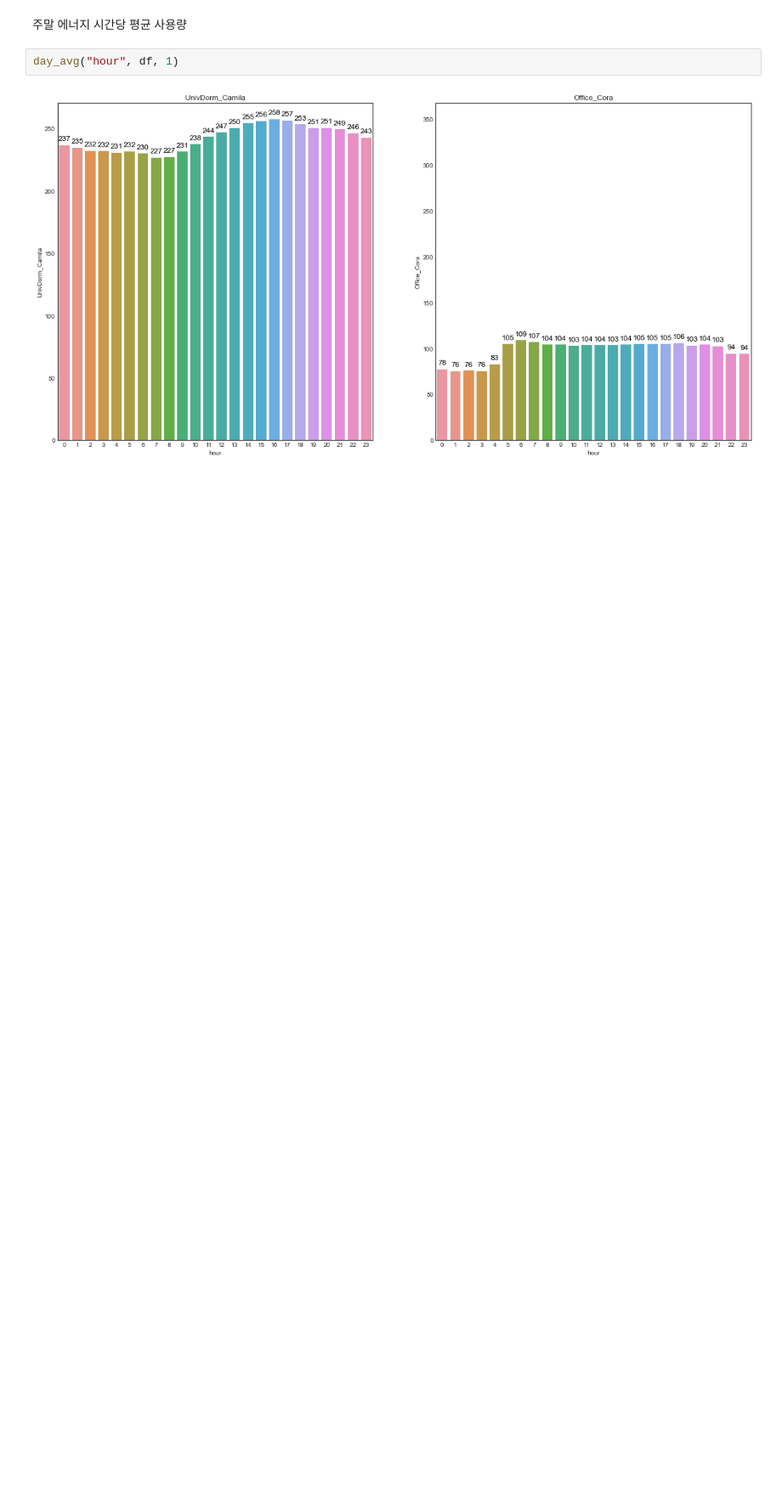
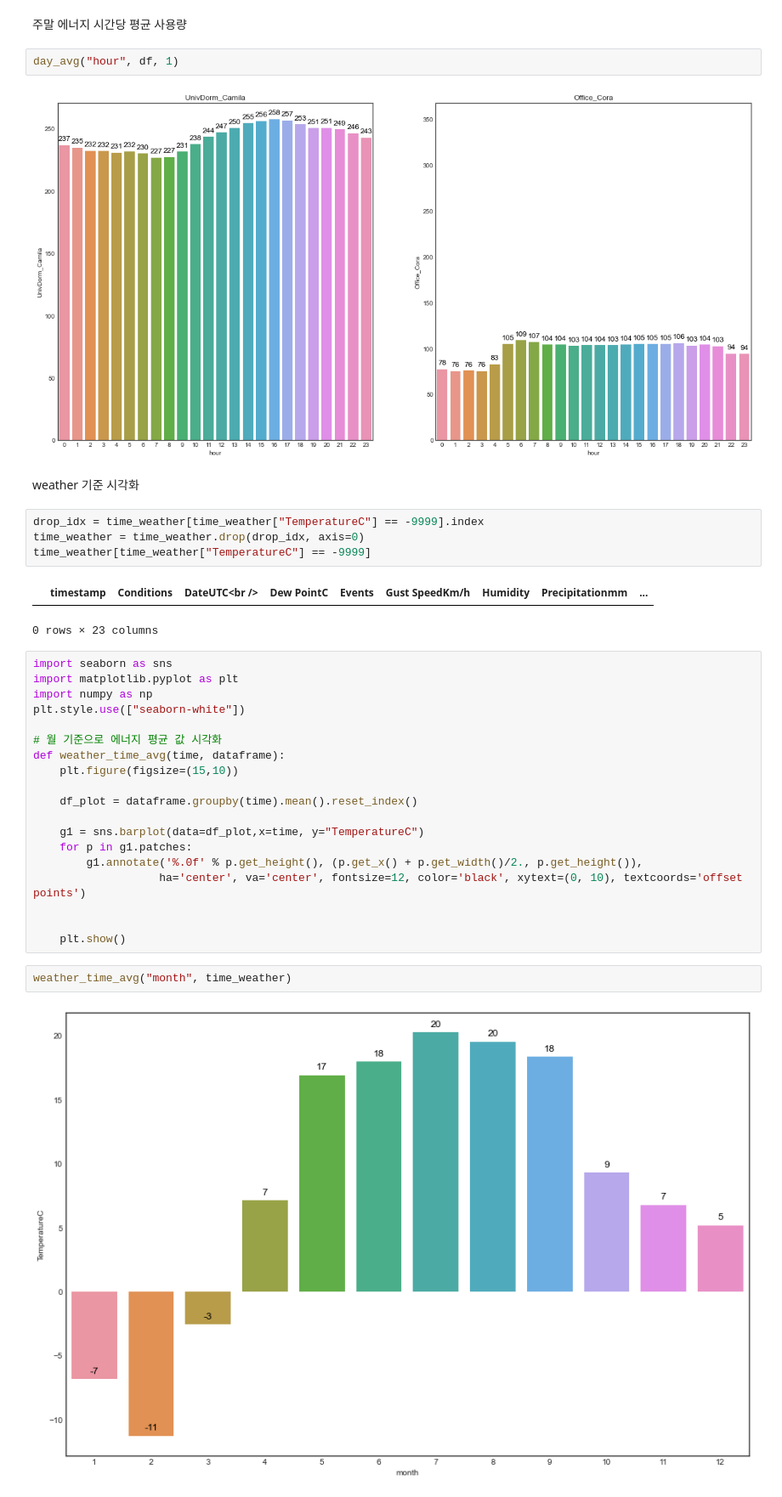
Before and after one commit to robert-min/study, a Jupyter notebook: hanyang_ml/question3/question3_confirm.ipynb, the cells around one changed output. Shown: that part at 85% size. Cells and saved outputs as stored; diff of their text form; blank space fills up the shorter version.

```diff
--- a/hanyang_ml/question3/question3_confirm.ipynb
+++ b/hanyang_ml/question3/question3_confirm.ipynb
@@ -433,3 +448,35 @@ day_avg("hour", df, 0)
 day_avg("hour", df, 1)
 # %% [output]
 [figure]
+# %% [markdown]
+weather 기준 시각화
+# %%
+drop_idx = time_weather[time_weather["TemperatureC"] == -9999].index
+time_weather = time_weather.drop(drop_idx, axis=0)
+time_weather[time_weather["TemperatureC"] == -9999]
+# %% [output]
+|  | timestamp | Conditions | DateUTC<br /> | Dew PointC | Events | Gust SpeedKm/h | Humidity | Precipitationmm | ... |
+0 rows × 23 columns
+# %%
+import seaborn as sns
+import matplotlib.pyplot as plt
+import numpy as np
+plt.style.use(["seaborn-white"])
+
+# 월 기준으로 에너지 평균 값 시각화
+def weather_time_avg(time, dataframe):
+    plt.figure(figsize=(15,10))
+
+    df_plot = dataframe.groupby(time).mean().reset_index()
+
+    g1 = sns.barplot(data=df_plot,x=time, y="TemperatureC")
+    for p in g1.patches:
+        g1.annotate('%.0f' % p.get_height(), (p.get_x() + p.get_width()/2., p.get_height()),
+                   ha='center', va='center', fontsize=12, color='black', xytext=(0, 10), textcoords='offset points')
+
+
+    plt.show()
+# %%
+weather_time_avg("month", time_weather)
+# %% [output]
+[figure, added]
```
Also changed, not shown: parts of 2 cells of this notebook, 1 other file.
